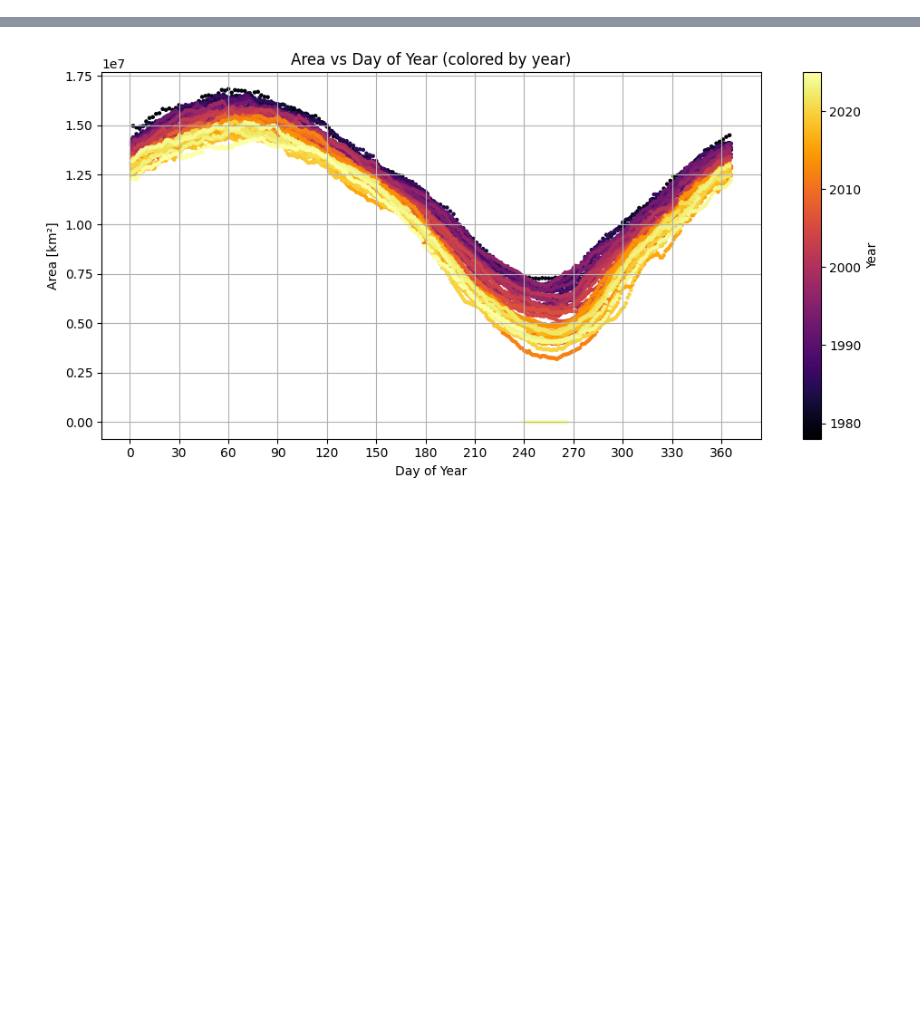
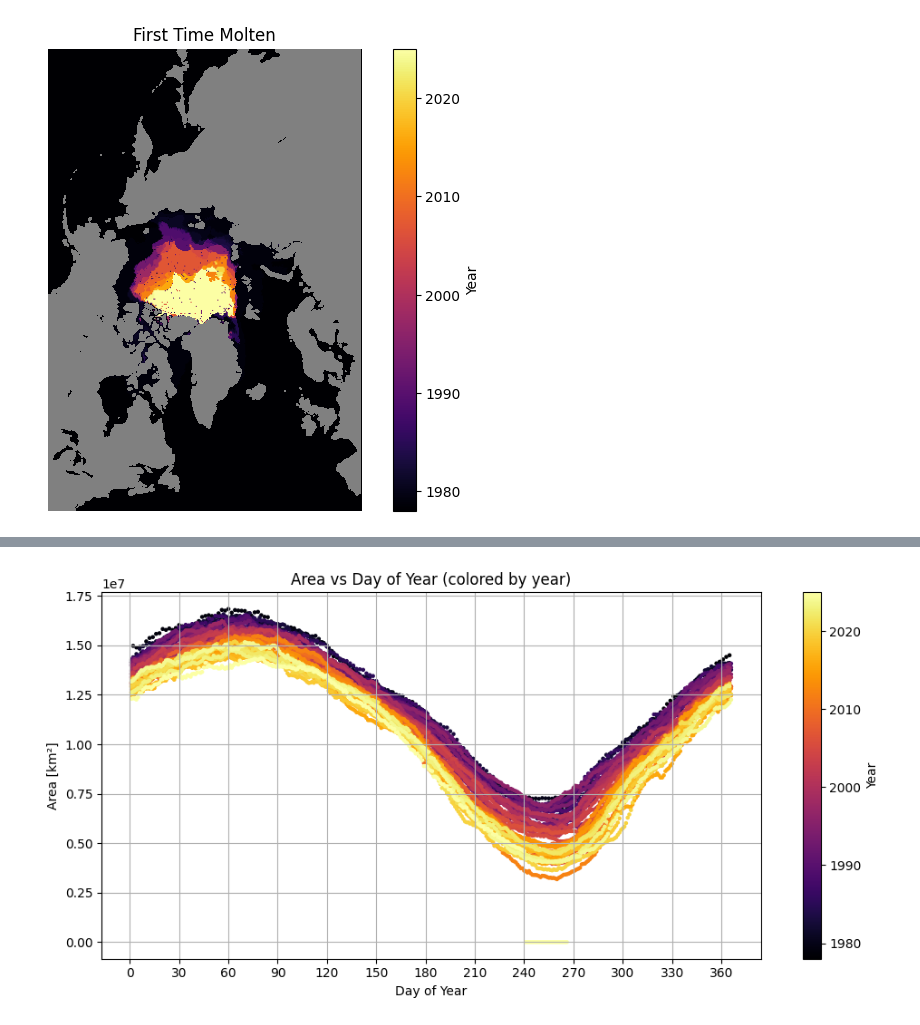
Before and after one commit to nwalser/CS163, a Jupyter notebook: project/main.ipynb, the cells around one changed output, grey strips where cells are left out. Saved outputs shown, nothing was run; the diff lists cells and outputs as text; code cells hidden in the pictures; blank space fills up the shorter version.

```diff
--- a/project/main.ipynb
+++ b/project/main.ipynb
@@ -95,6 +98,14 @@ last_white_date = np.zeros(img_shape[:2], dtype='datetime64[D]')
 for i in tqdm(range(len(images)), total=len(images)):
     mask = np.all(images[i] == 255, axis=-1)
     last_white_date[mask] = dates[i]
+# %%
+# CALCULATE FIRST TIME MOLTEN DATE
+first_molten_date = np.full(img_shape[:2], np.datetime64('NaT', 'D'))
+
+for i in tqdm(range(len(images))):
+    is_molten = ~np.all(images[i] == 255, axis=-1)
+    mask = np.isnat(first_molten_date) & is_molten
+    first_molten_date[mask] = dates[i]
 # %%
 years = last_white_date.astype('datetime64[Y]').astype(int) + 1970
 
@@ -110,3 +124,20 @@ plt.show()
+# %%
+year_img = np.full((H, W), np.nan, dtype=float)
+valid = ~np.isnat(first_molten_date)
+year_img[valid] = first_molten_date[valid].astype('datetime64[Y]').astype(int) + 1970
+
+plt.figure(figsize=(8, 6))
+im = plt.imshow(year_img, cmap='inferno')
+cbar = plt.colorbar(im)
+cbar.set_label("Year")
+plt.title("First Time Molten")
+plt.axis("off")
+
+plt.contourf(landmasses, levels=[0.5, 1], colors="gray", zorder=2)
+
+plt.show()
+# %% [output]
+[figure, added]
 # %%
 idx = 14000
 
```
Also changed, not shown: parts of 7 cells of this notebook, 1 other file.
